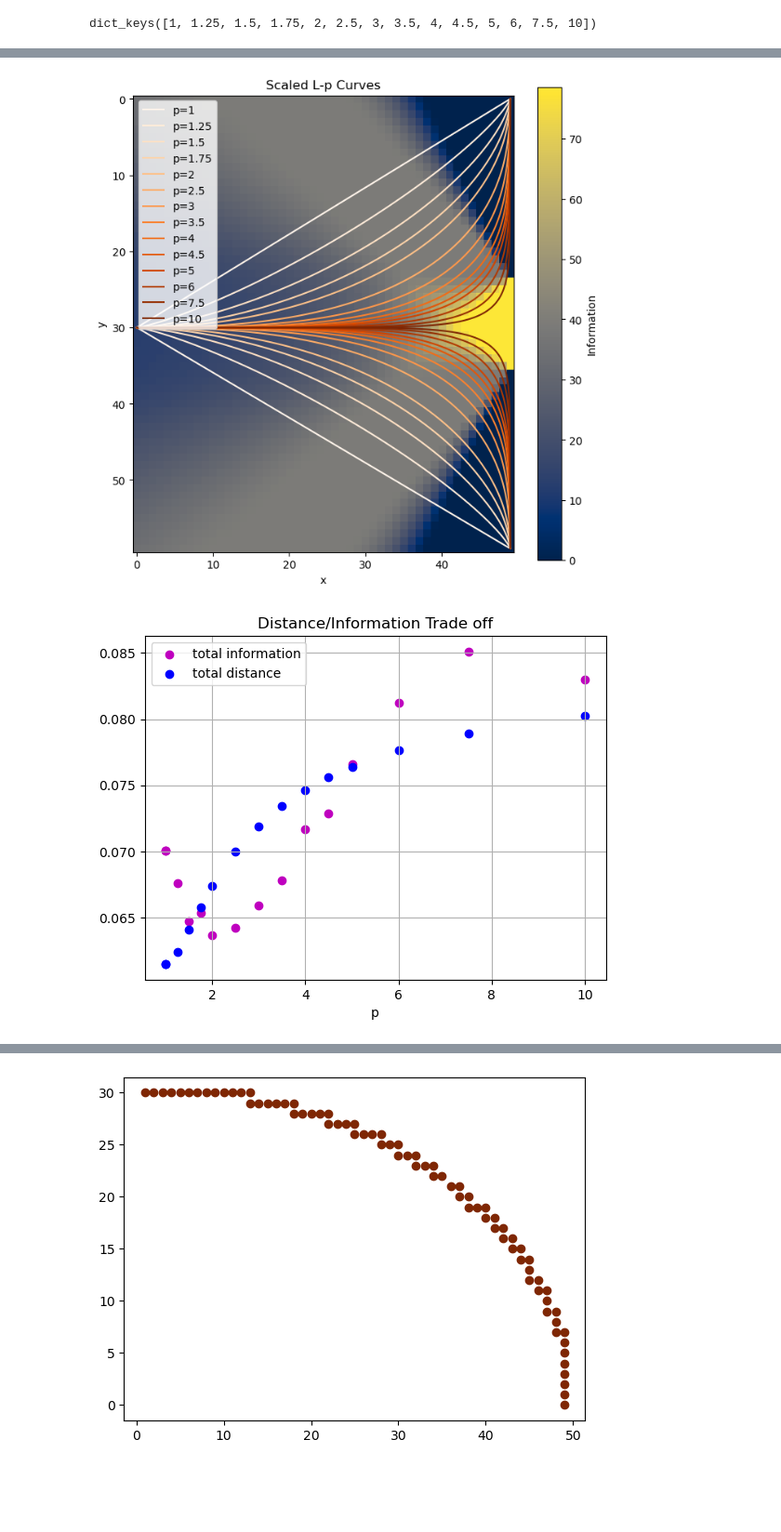
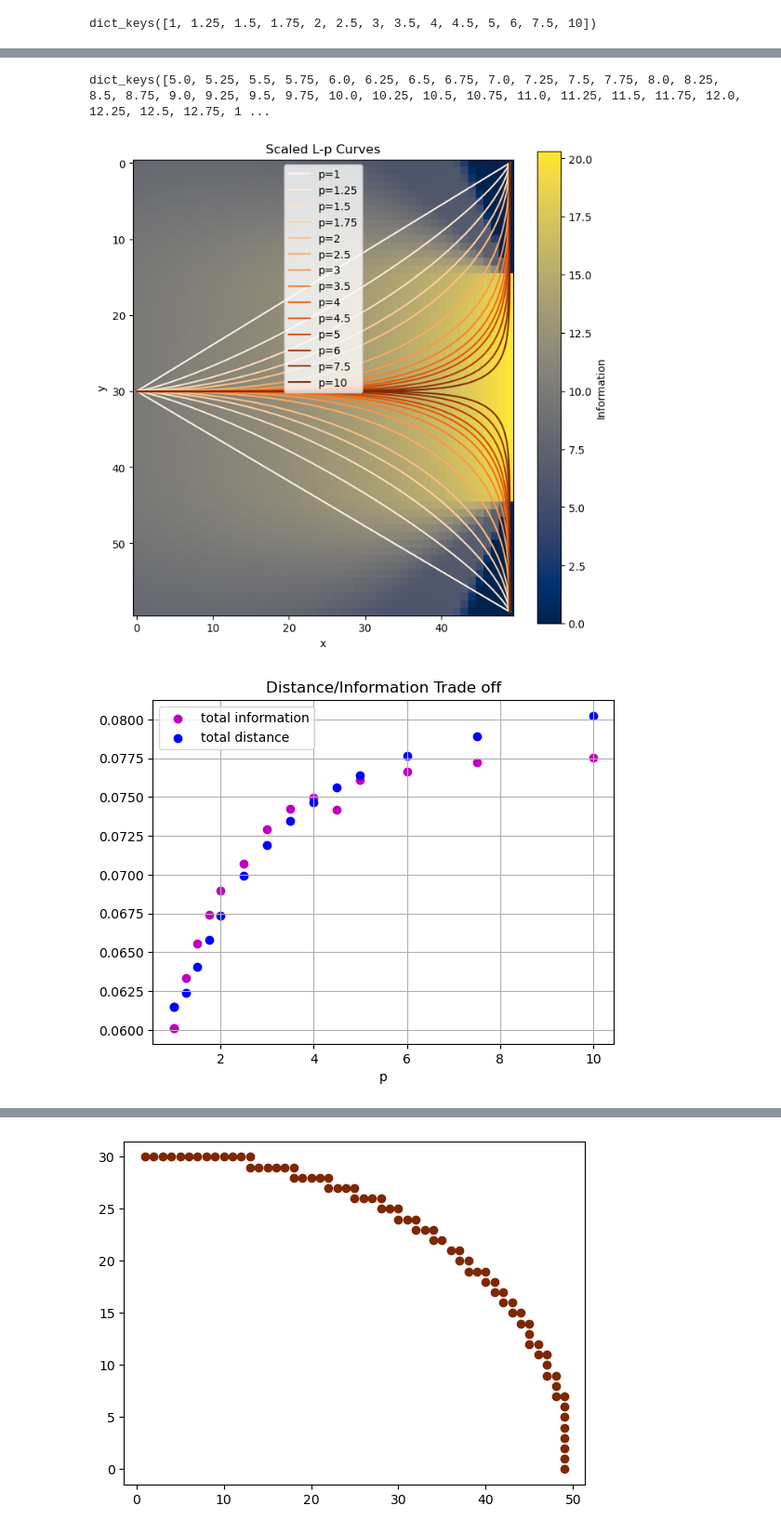
Before and after one commit to reecekeller/active_sensing, a Jupyter notebook: act_sense/data/aperture_test.ipynb, the cells around one changed output, grey strips where cells are left out. Shown: that part at 93% size. Cells and saved outputs as stored; diff of their text form; code cells hidden in the pictures; blank space fills up the shorter version.

```diff
--- a/act_sense/data/aperture_test.ipynb
+++ b/act_sense/data/aperture_test.ipynb
@@ -120,7 +120,7 @@ def info_map(arena, circle1_center, circle2_center, aperture, radius):
             d_left = np.linalg.norm(np.subtract(source, circle1_center))
             d_right = np.linalg.norm(np.subtract(source, circle2_center))
 
-            info_mat[i, j] = infoMetric(A1/d_left, A2/d_right)
+            info_mat[i, j] = infoMetric(A1/np.power(d_left, 1/3), A2/np.power(d_right, 1/3))
     return info_mat
 
 
@@ -256,7 +256,8 @@ arena_length = 60
 arena_width = 60
 arena = Arena(length=arena_length, width=60, height=50)
 
-widths = np.arange(5, 15, 0.25)
+res = 1
+widths = np.arange(5, 15 + res, res)
 p_values = [1, 1.25, 1.5, 1.75, 2, 2.5, 3, 3.5, 4, 4.5, 5, 6, 7.5, 10]  # Different p values for L-p norms
 # %%
 for w in tqdm(widths):
@@ -329,13 +328,17 @@ print(optimal_p)
+# %%
+aperture_dict.keys(14.78=)
+# %% [output]
+dict_keys([5.0, 5.25, 5.5, 5.75, 6.0, 6.25, 6.5, 6.75, 7.0, 7.25, 7.5, 7.75, 8.0, 8.25, 8.5, 8.75, 9.0, 9.25, 9.5, 9.75, 10.0, 10.25, 10.5, 10.75, 11.0, 11.25, 11.5, 11.75, 12.0, 12.25, 12.5, 12.75, 1 ...
 # %%
-info_mat = aperture_dict[6] #aperture finer grain, radius scaling.
+info_mat = aperture_dict[14.75] #aperture finer grain, radius scaling.
 
 _ = plot_overlay(p_values, info_mat, start=(0, 30), end1=(49, 0), end2=(49, 59))
 p_info_sum = integrate_info_path(data, info_mat)
 p_dist_sum = integrate_path(data)
 plot_trade_off(p_info_sum, p_dist_sum)
 # %% [output]
-[figure, old version]
+[figure, new version]
-[figure, old version]
+[figure, new version]
 # %%
 coords = get_matrix_positions(data)
 colors = plt.cm.Oranges(np.linspace(0, 1, len(p_values)))  # You can choose other colormaps
```
Also changed, not shown: parts of 6 cells of this notebook, 11 other files.
